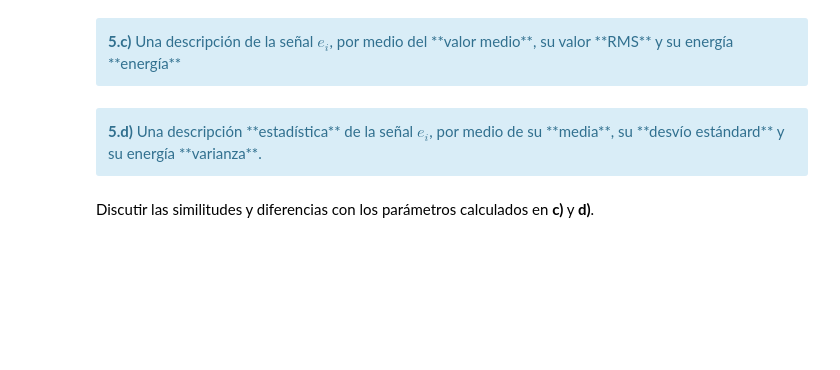
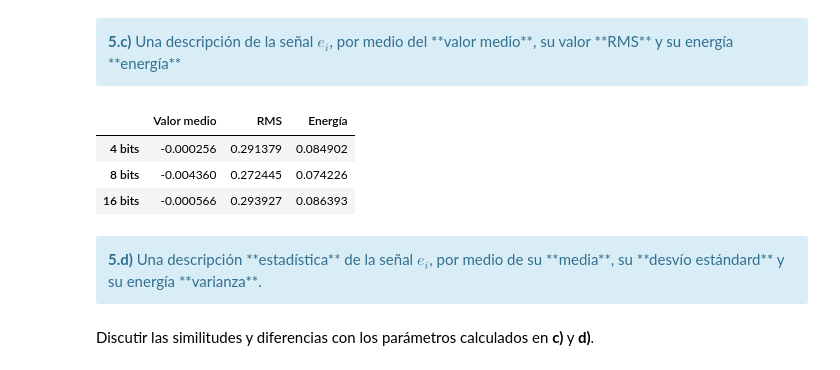
Before and after one commit to fcatuogno/PDS_TPs, a Jupyter notebook: TP1 - Muestreo de señales - Forurier.ipynb, the cells around one changed output. Cells and saved outputs as stored; diff of their text form; code cells hidden in the pictures; blank space fills up the shorter version.

```diff
--- a/TP1 - Muestreo de señales - Forurier.ipynb
+++ b/TP1 - Muestreo de señales - Forurier.ipynb
@@ -1621,20 +1742,29 @@ HTML(df.to_html())
 # %%
 #######################################
 # Tu simulación que genere resultados #
 #######################################
 
 tus_resultados = [
-                   ['', '', ''], # <-- completar acá
-                   ['', '', ''], # <-- completar acá
-                   ['', '', ''], # <-- completar acá
+                   #['', '', ''], # <-- completar acá
+                   #['', '', ''], # <-- completar acá
+                   #['', '', ''], # <-- completar acá
                  ]
+
+for i in np.arange(3):
+    tus_resultados.append([np.mean(e_list[i]), np.sqrt(np.mean(e_list[i]**2)), np.mean(e_list[i]**2)])
+
 df = DataFrame(tus_resultados, columns=['Valor medio', 'RMS', 'Energía'],
                index=[
                       '4 bits',
                       '8 bits',
                       '16 bits'
                       ])
 HTML(df.to_html())
+# %% [output]
+|  | Valor medio | RMS | Energía |
+| 4 bits | -0.000256 | 0.291379 | 0.084902 |
+| 8 bits | -0.004360 | 0.272445 | 0.074226 |
+| 16 bits | -0.000566 | 0.293927 | 0.086393 |
 # %% [markdown]
 <div class="alert alert-block alert-info">
 <b>5.d)</b> Una descripción **estadística** de la señal $e_i$, por medio de su **media**, su **desvío estándard** y su energía **varianza**.
```
Also changed, not shown: parts of 6 cells of this notebook.
